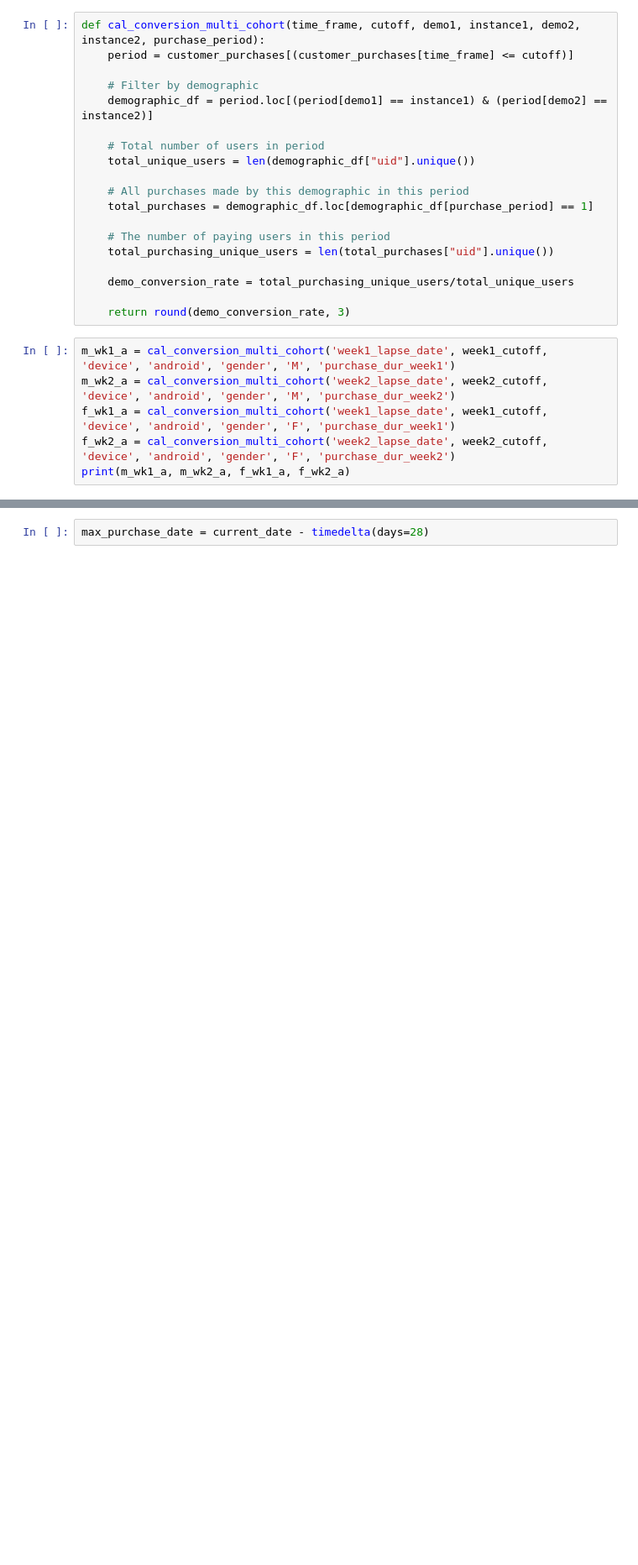
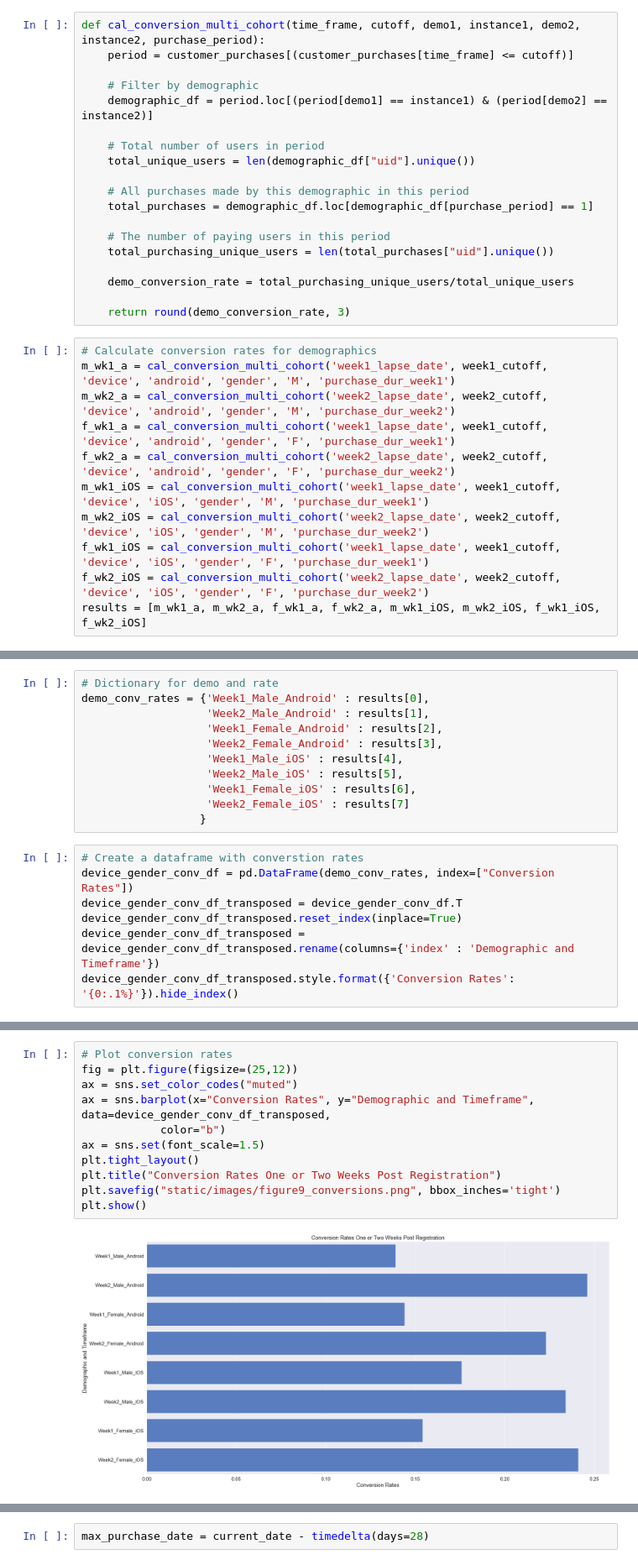
Before and after one commit to BitterScientist/bitterscientist.com, a Jupyter notebook: folders/ds_blogs/projects/kpi_testing/kpi_testing.ipynb, the cells around one changed output, grey strips where cells are left out. Shown at 84% size. Cells and saved outputs as stored; diff of their text form; blank space fills up the shorter version.

```diff
--- a/folders/ds_blogs/projects/kpi_testing/kpi_testing.ipynb
+++ b/folders/ds_blogs/projects/kpi_testing/kpi_testing.ipynb
@@ -758,8 +823,13 @@ def cal_conversion_multi_cohort(time_frame, cutoff, demo1, instance1, demo2, ins
 
     return round(demo_conversion_rate, 3)
 # %%
+# Calculate conversion rates for demographics
 m_wk1_a = cal_conversion_multi_cohort('week1_lapse_date', week1_cutoff, 'device', 'android', 'gender', 'M', 'purchase_dur_week1')
 m_wk2_a = cal_conversion_multi_cohort('week2_lapse_date', week2_cutoff, 'device', 'android', 'gender', 'M', 'purchase_dur_week2')
 f_wk1_a = cal_conversion_multi_cohort('week1_lapse_date', week1_cutoff, 'device', 'android', 'gender', 'F', 'purchase_dur_week1')
 f_wk2_a = cal_conversion_multi_cohort('week2_lapse_date', week2_cutoff, 'device', 'android', 'gender', 'F', 'purchase_dur_week2')
-print(m_wk1_a, m_wk2_a, f_wk1_a, f_wk2_a)
+m_wk1_iOS = cal_conversion_multi_cohort('week1_lapse_date', week1_cutoff, 'device', 'iOS', 'gender', 'M', 'purchase_dur_week1')
+m_wk2_iOS = cal_conversion_multi_cohort('week2_lapse_date', week2_cutoff, 'device', 'iOS', 'gender', 'M', 'purchase_dur_week2')
+f_wk1_iOS = cal_conversion_multi_cohort('week1_lapse_date', week1_cutoff, 'device', 'iOS', 'gender', 'F', 'purchase_dur_week1')
+f_wk2_iOS = cal_conversion_multi_cohort('week2_lapse_date', week2_cutoff, 'device', 'iOS', 'gender', 'F', 'purchase_dur_week2')
+results = [m_wk1_a, m_wk2_a, f_wk1_a, f_wk2_a, m_wk1_iOS, m_wk2_iOS, f_wk1_iOS, f_wk2_iOS]
@@ -771,0 +836,18 @@ print(m_wk1_iOS, m_wk2_iOS, f_wk1_iOS, f_wk2_iOS)
+# %%
+# Dictionary for demo and rate
+demo_conv_rates = {'Week1_Male_Android' : results[0],
+                   'Week2_Male_Android' : results[1],
+                   'Week1_Female_Android' : results[2],
+                   'Week2_Female_Android' : results[3],
+                   'Week1_Male_iOS' : results[4],
+                   'Week2_Male_iOS' : results[5],
+                   'Week1_Female_iOS' : results[6],
+                   'Week2_Female_iOS' : results[7]
+                  }
+# %%
+# Create a dataframe with converstion rates
+device_gender_conv_df = pd.DataFrame(demo_conv_rates, index=["Conversion Rates"])
+device_gender_conv_df_transposed = device_gender_conv_df.T
+device_gender_conv_df_transposed.reset_index(inplace=True)
+device_gender_conv_df_transposed = device_gender_conv_df_transposed.rename(columns={'index' : 'Demographic and Timeframe'})
+device_gender_conv_df_transposed.style.format({'Conversion Rates': '{0:.1%}'}).hide_index()
@@ -772,3 +864,16 @@ print(m_wk1_iOS, m_wk2_iOS, f_wk1_iOS, f_wk2_iOS)
+# %%
+# Plot conversion rates
+fig = plt.figure(figsize=(25,12))
+ax = sns.set_color_codes("muted")
+ax = sns.barplot(x="Conversion Rates", y="Demographic and Timeframe", data=device_gender_conv_df_transposed,
+            color="b")
+ax = sns.set(font_scale=1.5)
+plt.tight_layout()
+plt.title("Conversion Rates One or Two Weeks Post Registration")
+plt.savefig("static/images/figure9_conversions.png", bbox_inches='tight')
+plt.show()
+# %% [output]
+[figure, added]
 # %% [markdown]
 ### KPI: the average amount paid per purchase within a user's first 28 days
  - customer_purchases
```
Also changed, not shown: parts of 40 cells of this notebook, 15 other files.
